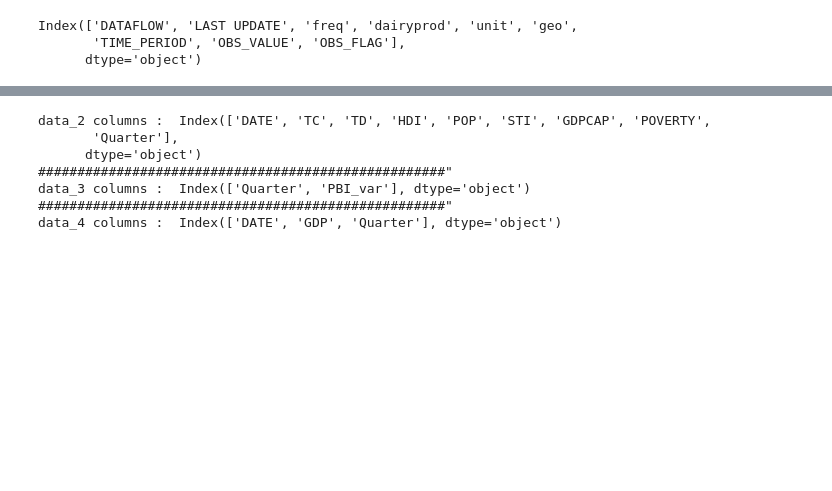
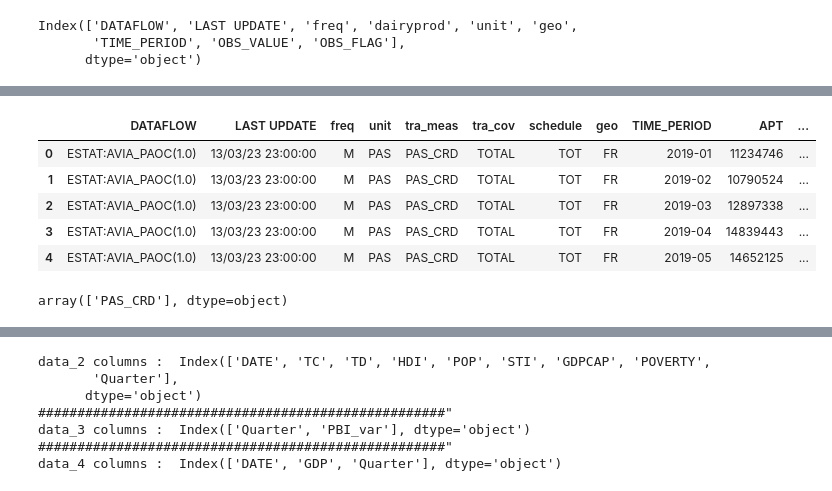
Before and after one commit to NOURDINEEEE/Projet_blanc_Dash1, a Jupyter notebook: Notebooks/France_Data.ipynb, the cells around one changed output, grey strips where cells are left out. Saved outputs shown, nothing was run; the diff lists cells and outputs as text; code cells hidden in the pictures; blank space fills up the shorter version.

```diff
--- a/Notebooks/France_Data.ipynb
+++ b/Notebooks/France_Data.ipynb
@@ -13,0 +44,13 @@ Index(['DATAFLOW', 'LAST UPDATE', 'freq', 'dairyprod', 'unit', 'geo',
+# %%
+data_5.head(5)
+# %% [output]
+|  | DATAFLOW | LAST UPDATE | freq | unit | tra_meas | tra_cov | schedule | geo | TIME_PERIOD | APT | ... |
+| 0 | ESTAT:AVIA_PAOC(1.0) | 13/03/23 23:00:00 | M | PAS | PAS_CRD | TOTAL | TOT | FR | 2019-01 | 11234746 | ... |
+| 1 | ESTAT:AVIA_PAOC(1.0) | 13/03/23 23:00:00 | M | PAS | PAS_CRD | TOTAL | TOT | FR | 2019-02 | 10790524 | ... |
+| 2 | ESTAT:AVIA_PAOC(1.0) | 13/03/23 23:00:00 | M | PAS | PAS_CRD | TOTAL | TOT | FR | 2019-03 | 12897338 | ... |
+| 3 | ESTAT:AVIA_PAOC(1.0) | 13/03/23 23:00:00 | M | PAS | PAS_CRD | TOTAL | TOT | FR | 2019-04 | 14839443 | ... |
+| 4 | ESTAT:AVIA_PAOC(1.0) | 13/03/23 23:00:00 | M | PAS | PAS_CRD | TOTAL | TOT | FR | 2019-05 | 14652125 | ... |
+# %%
+data_5.tra_c.unique()
+# %% [output]
+array(['PAS_CRD'], dtype=object)
```
Also changed, not shown: parts of 29 cells of this notebook, 2 other files.
